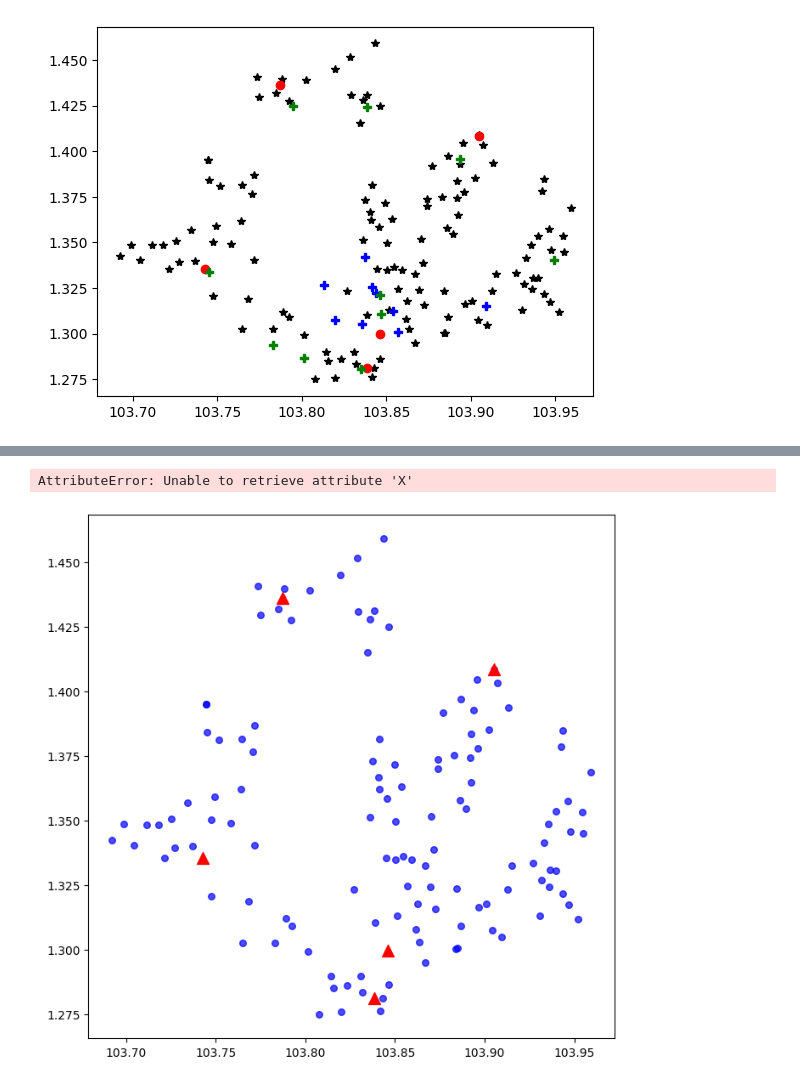
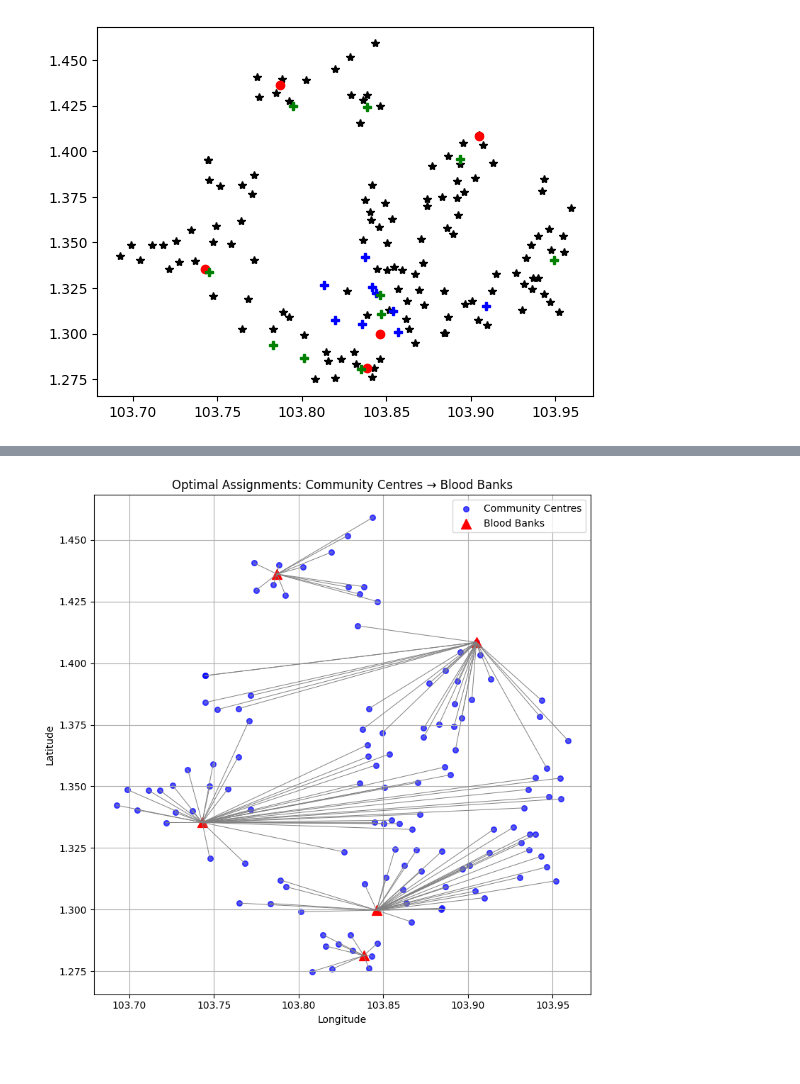
Before and after one commit to benedict-9/HST_proj1, a Jupyter notebook: distance computation.ipynb, the cells around one changed output, grey strips where cells are left out. Drawn from its saved outputs; the diff is of its cells as text; code cells hidden in the pictures.

```diff
--- a/distance computation.ipynb
+++ b/distance computation.ipynb
@@ -192,37 +204,36 @@ NameError: name 'nbrblood' is not defined
 comm_coords = geodata[['X','Y']].values
 bank_coords = bloodbankcoords[['Longitude','Latitude']].values
 
-# Plot nodes
-plt.figure(figsize=(8, 8))
-plt.scatter(comm_coords[:,0], comm_coords[:,1], c='blue', label='Community Centres', s=30, alpha=0.7)
-plt.scatter(bank_coords[:,0], bank_coords[:,1], c='red', label='Blood Banks', s=100, marker='^')
+# # Plot nodes
+# plt.figure(figsize=(8, 8))
+# plt.scatter(comm_coords[:,0], comm_coords[:,1], c='blue', label='Community Centres', s=30, alpha=0.7)
+# plt.scatter(bank_coords[:,0], bank_coords[:,1], c='red', label='Blood Banks', s=100, marker='^')
 
 # Draw assignment lines
 
 # ...existing code...
 
 plt.figure(figsize=(8, 8))
 plt.scatter(comm_coords[:,0], comm_coords[:,1], c='blue', label='Community Centres', s=30, alpha=0.7)
 plt.scatter(bank_coords[:,0], bank_coords[:,1], c='red', label='Blood Banks', s=100, marker='^')
 
 plt.legend()  # Call legend here, after scatter plots
 
 # Draw assignment lines
 x_vals = {(i, j): x[i, j].X for i in I for j in J}
 
 for i in I:
     for j in J:
         if x_vals[i, j] > 0.5:
             bx, by = bank_coords[i]
             cx, cy = comm_coords[j]
             plt.plot([bx, cx], [by, cy], c='gray', linewidth=0.7)
 
 plt.title("Optimal Assignments: Community Centres → Blood Banks")
 plt.xlabel("Longitude")
 plt.ylabel("Latitude")
 plt.grid(True)
 plt.tight_layout()
 plt.show()
 # %% [output]
-AttributeError: Unable to retrieve attribute 'X'
-[figure, old version]
+[figure, new version]
```
Also changed, not shown: parts of 2 cells of this notebook.
